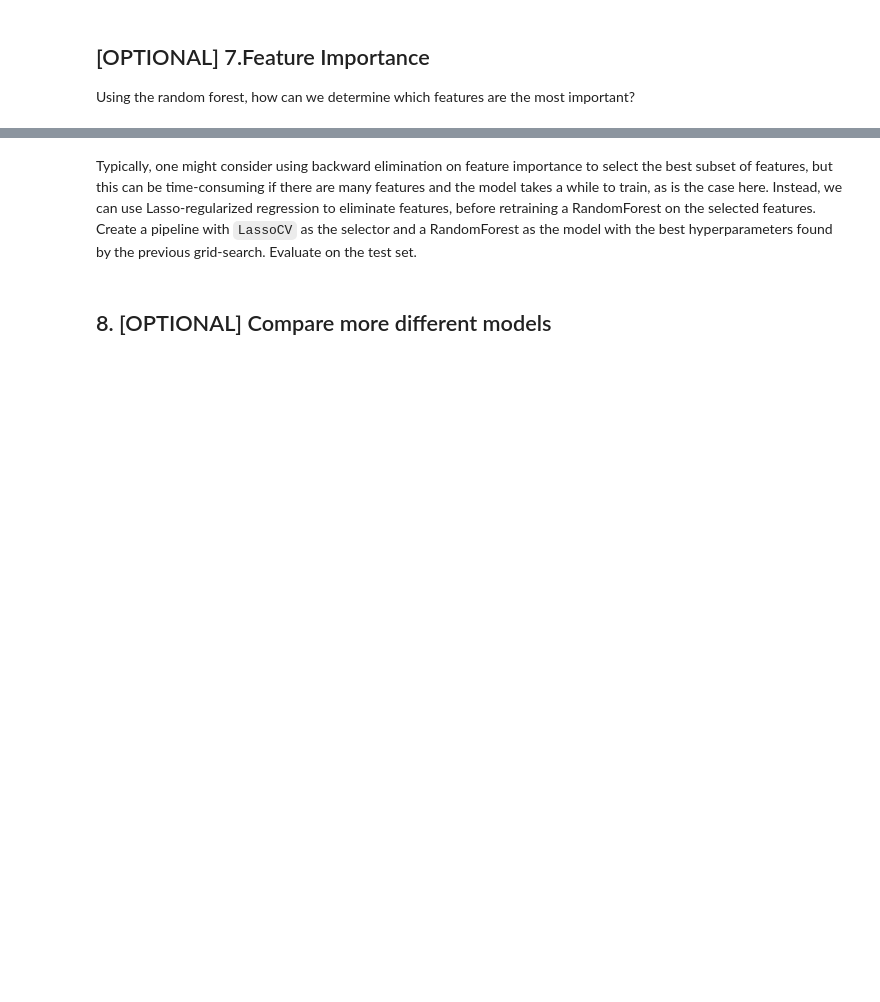
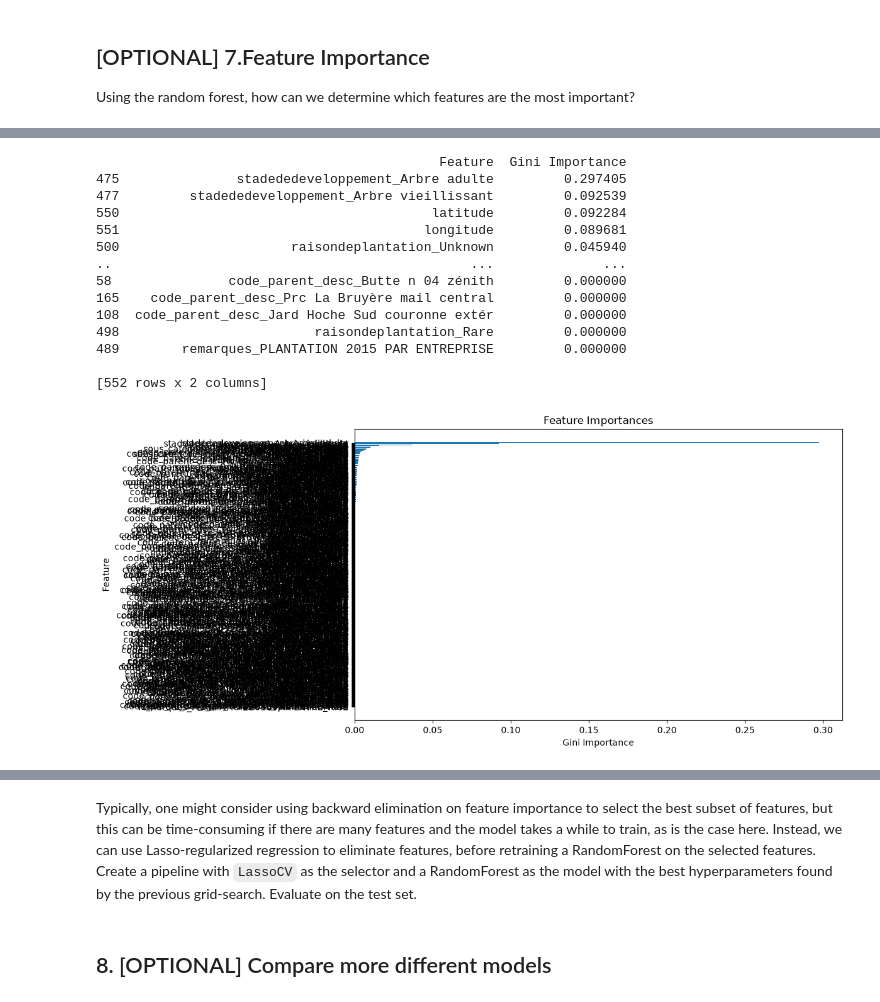
Before and after one commit to laumxt/ML-1, a Jupyter notebook: Notebooks/ML12_GridSearch_RandomForest_Eng_Alexia.ipynb, the cells around one changed output, grey strips where cells are left out. Saved outputs shown, nothing was run; the diff lists cells and outputs as text; code cells hidden in the pictures; blank space fills up the shorter version.

```diff
--- a/Notebooks/ML12_GridSearch_RandomForest_Eng_Alexia.ipynb
+++ b/Notebooks/ML12_GridSearch_RandomForest_Eng_Alexia.ipynb
@@ -561,0 +591,3 @@ Using the random forest, how can we determine which features are the most import
+# %%
+importances = model_random_forest.named_steps['regression'].feature_importances_
+importances
@@ -561,0 +612,7 @@ Using the random forest, how can we determine which features are the most import
+# %%
+categorical_features = model_random_forest.named_steps['preprocessor'].transformers_[0][1].get_feature_names_out()
+numerical_features = model_random_forest.named_steps['preprocessor'].transformers_[1][1].get_feature_names_out()
+print("Categorical Features:", categorical_features)
+print("Numerical Features:", numerical_features)
+feature_names = list(categorical_features) + list(numerical_features)
+print(len(feature_names), len(importances))
@@ -561,0 +637,30 @@ Using the random forest, how can we determine which features are the most import
+# %%
+
+feature_imp_df = pd.DataFrame({'Feature': feature_names, 'Gini Importance': importances}).sort_values(
+    'Gini Importance', ascending=False)
+print(feature_imp_df)
+
+# Visualisation of feature importances.
+plt.figure(figsize=(10, 6))
+plt.barh(feature_imp_df['Feature'], feature_imp_df['Gini Importance'])
+plt.xlabel('Gini Importance')
+plt.ylabel('Feature')
+plt.title('Feature Importances')
+plt.gca().invert_yaxis()
+plt.show()
+# %% [output]
+                                            Feature  Gini Importance
+475               stadededeveloppement_Arbre adulte         0.297405
+477         stadededeveloppement_Arbre vieillissant         0.092539
+550                                        latitude         0.092284
+551                                       longitude         0.089681
+500                      raisondeplantation_Unknown         0.045940
+..                                              ...              ...
+58               code_parent_desc_Butte n 04 zénith         0.000000
+165    code_parent_desc_Prc La Bruyère mail central         0.000000
+108  code_parent_desc_Jard Hoche Sud couronne extér         0.000000
+498                         raisondeplantation_Rare         0.000000
+489        remarques_PLANTATION 2015 PAR ENTREPRISE         0.000000
+
+[552 rows x 2 columns]
+[figure, added]
```
Also changed, not shown: parts of 24 cells of this notebook.
